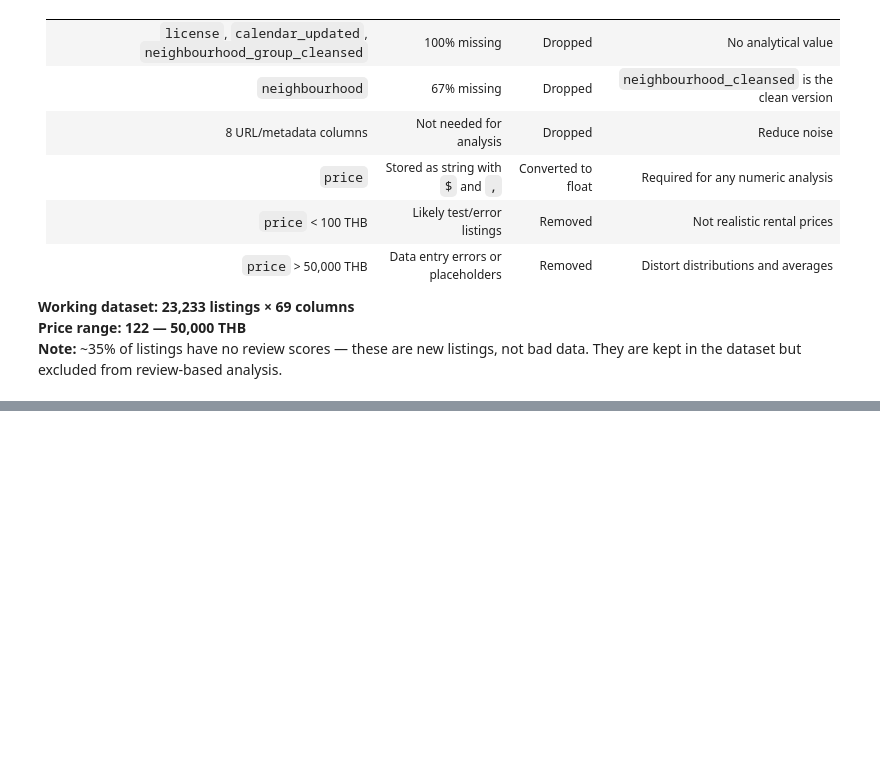
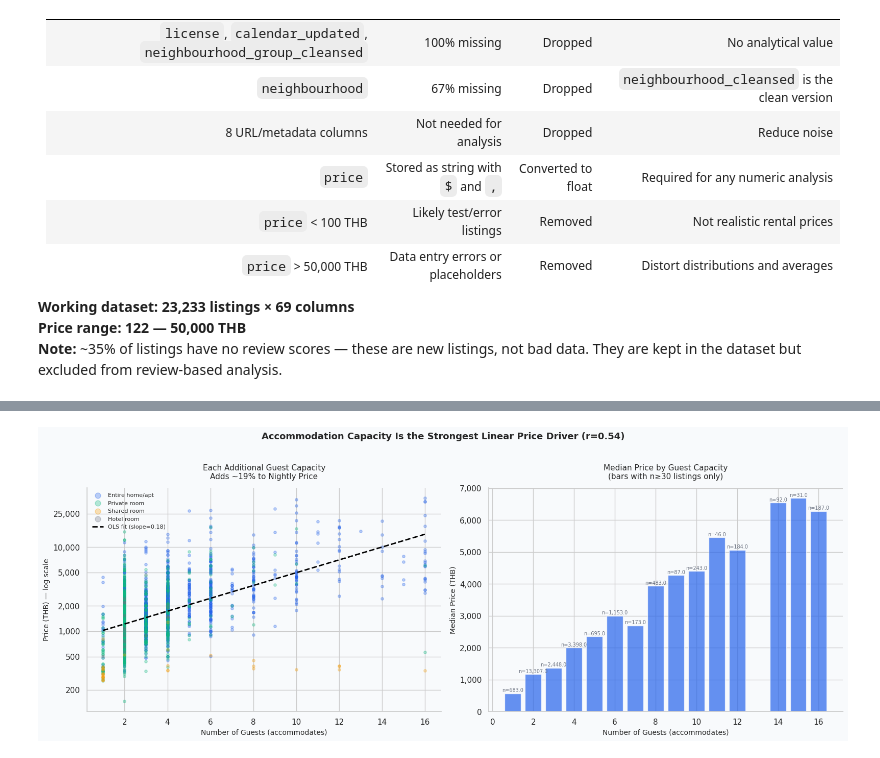
Before and after one commit to taghoutii/airbnb-eda, a Jupyter notebook: notebooks/01_eda.ipynb, the cells around one changed output, grey strips where cells are left out. Saved outputs shown, nothing was run; the diff lists cells and outputs as text; code cells hidden in the pictures; blank space fills up the shorter version.

```diff
--- a/notebooks/01_eda.ipynb
+++ b/notebooks/01_eda.ipynb
@@ -259,0 +581,80 @@ New median: 1378 THB
+# %%
+fig, axes = plt.subplots(1, 2, figsize=(16, 6))
+
+# --- LEFT: accommodates vs price scatter with regression line ---
+ax = axes[0]
+
+# Sample 3000 points — plotting all 23k points creates overplotting
+# random_state ensures reproducibility
+sample = listings_clean[['accommodates', 'price', 'room_type']].dropna().sample(3000, random_state=42)
+log_sample_price = np.log1p(sample['price'])
+
+# Scatter colored by room type
+room_types = sample['room_type'].unique()
+room_colors = {
+    'Entire home/apt': COLORS['primary'],
+    'Private room':    COLORS['accent'],
+    'Shared room':     COLORS['secondary'],
+    'Hotel room':      COLORS['neutral']
+}
+
+for room in room_types:
+    mask = sample['room_type'] == room
+    ax.scatter(sample.loc[mask, 'accommodates'],
+               log_sample_price[mask],
+               color=room_colors.get(room, COLORS['neutral']),
+               alpha=0.3, s=15, label=room)
+
+# OLS regression line
+# np.polyfit fits a degree-1 polynomial (straight line) to the data
+m, b = np.polyfit(sample['accommodates'], log_sample_price, 1)
+x_line = np.linspace(sample['accommodates'].min(), sample['accommodates'].max(), 100)
+ax.plot(x_line, m * x_line + b,
+        color='black', linewidth=2, linestyle='--', label=f'OLS fit (slope={m:.2f})')
+
+# Convert y ticks to real THB
+tick_positions = np.log1p([200, 500, 1000, 2000, 5000, 10000, 25000])
+ax.set_yticks(tick_positions)
+ax.set_yticklabels(['200', '500', '1,000', '2,000', '5,000', '10,000', '25,000'])
+
+ax.set_title('Each Additional Guest Capacity\nAdds ~19% to Nightly Price',
+             fontsize=11, pad=12)
+ax.set_xlabel('Number of Guests (accommodates)', fontsize=10)
+ax.set_ylabel('Price (THB) — log scale', fontsize=10)
+ax.legend(frameon=False, fontsize=8, markerscale=2)
+
+# --- RIGHT: median price per accommodates value ---
+ax = axes[1]
+
+median_by_acc = (listings_clean
+                 .groupby('accommodates')['price']
+                 .agg(['median', 'count'])
+                 .reset_index()
+                 .query('count >= 30'))  # only show groups with enough data
+
+ax.bar(median_by_acc['accommodates'], median_by_acc['median'],
+       color=COLORS['primary'], alpha=0.7, edgecolor='white')
+
+# Annotate count on each bar
+for _, row in median_by_acc.iterrows():
+    ax.text(row['accommodates'], row['median'] + 50,
+            f"n={row['count']:,}",
+            ha='center', fontsize=7, color=COLORS['neutral'])
+
+ax.set_title('Median Price by Guest Capacity\n(bars with n≥30 listings only)',
+             fontsize=11, pad=12)
+ax.set_xlabel('Number of Guests (accommodates)', fontsize=10)
+ax.set_ylabel('Median Price (THB)', fontsize=10)
+ax.yaxis.set_major_formatter(ticker.FuncFormatter(lambda x, _: f'{x:,.0f}'))
+
+plt.suptitle('Accommodation Capacity Is the Strongest Linear Price Driver (r=0.54)',
+             fontsize=13, fontweight='bold', y=1.02)
+plt.tight_layout()
+plt.show()
+
+# Interpret the slope
+slope_pct = (np.exp(m) - 1) * 100
+print(f"OLS slope: {m:.3f} in log scale")
+print(f"Interpretation: each additional guest capacity increases price by ~{slope_pct:.1f}%")
+# %% [output]
+[figure, added]
```
Also changed, not shown: parts of 12 cells of this notebook.
